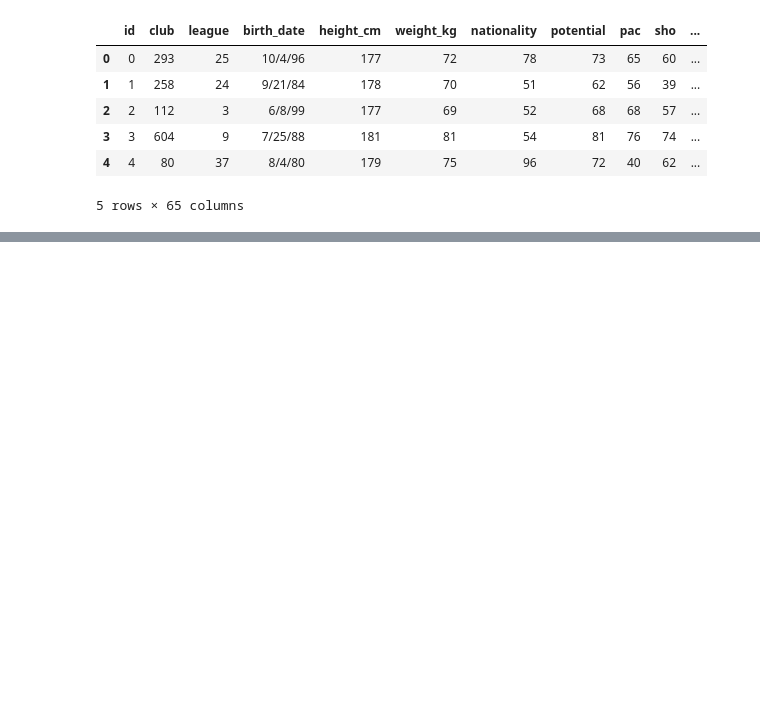
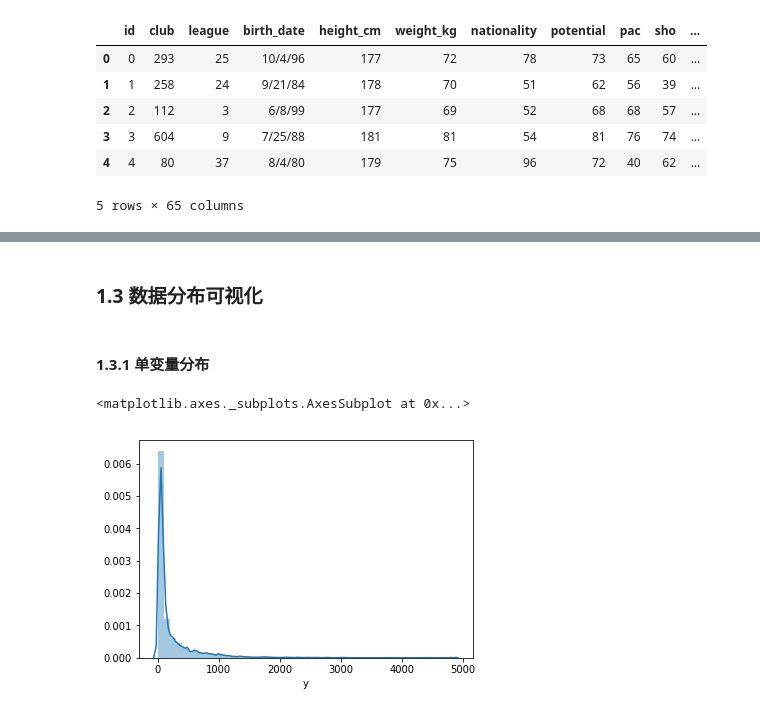
Before and after one commit to zhangfengfirst/zhangfeng.github.io, a Jupyter notebook: FootballPlayerValue.ipynb, the cells around one changed output, grey strips where cells are left out. Saved outputs shown, nothing was run; the diff lists cells and outputs as text; code cells hidden in the pictures; blank space fills up the shorter version.

```diff
--- a/FootballPlayerValue.ipynb
+++ b/FootballPlayerValue.ipynb
@@ -23,5 +103,5 @@ import pandas as pd
 # %%
-train_data = pd.read_csv('/Users/zhangfeng/Documents/ML/sofasofa/play_value/data/train.csv')
+data_train = pd.read_csv('/Users/zhangfeng/Documents/ML/sofasofa/play_value/data/train.csv')
 # %% [markdown]
 ## 1、预览数据
 # %% [markdown]
@@ -53,0 +128,16 @@ import
+# %%
+#处理数据
+##将生日转换为年龄
+today = date(2018, 4, 15)
+data_train['birth_date'] = pd.to_datetime(data_train['birth_date'])
+data_train['age'] = (pd.to_datetime(today) - data_train['birth_date']).apply(lambda x: x.days) / 365.
+
+#身高体重转换为BMI，身体质量指数
+data_train['BMI'] = 10000. * data_train['weight_kg'] / (data_train['height_cm'] ** 2)
+
+#获取球员最佳位置及其能力值
+col=['rw','rb','st','lw','cf','cam','cm','cdm','cb','lb','gk']
+#行最大值，获取足球运动员位置能力值最大的数
+data_train['best_pos_score'] = data_train[col].max(axis=1)
+#最大能力值对应位置
+data_train['best_pos'] = data_train[col].idxmax(axis=1)
@@ -53,0 +157,10 @@ import
+# %% [markdown]
+### 1.3 数据分布可视化
+# %% [markdown]
+#### 1.3.1 单变量分布
+# %%
+#标签变量直方图
+sns.distplot(data_train['y'])
+# %% [output]
+<matplotlib.axes._subplots.AxesSubplot at 0x...>
+[figure, added]
```
Also changed, not shown: parts of 23 cells of this notebook.
